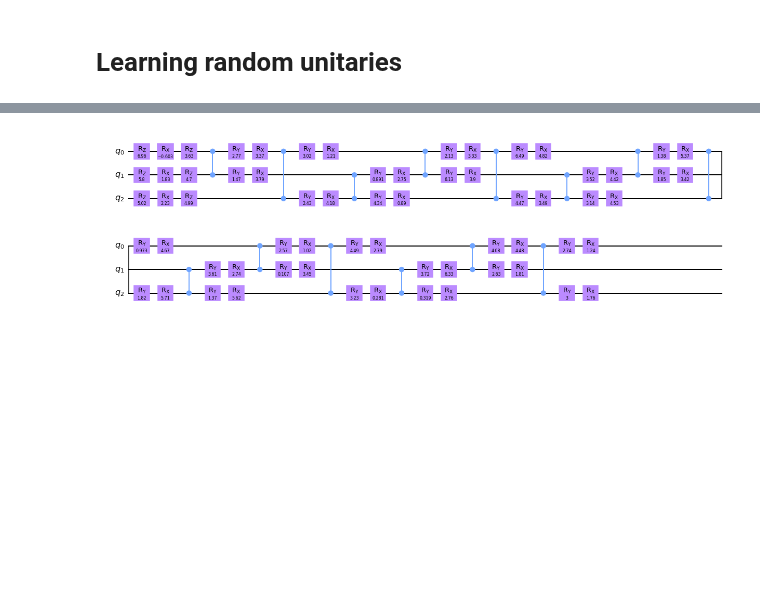
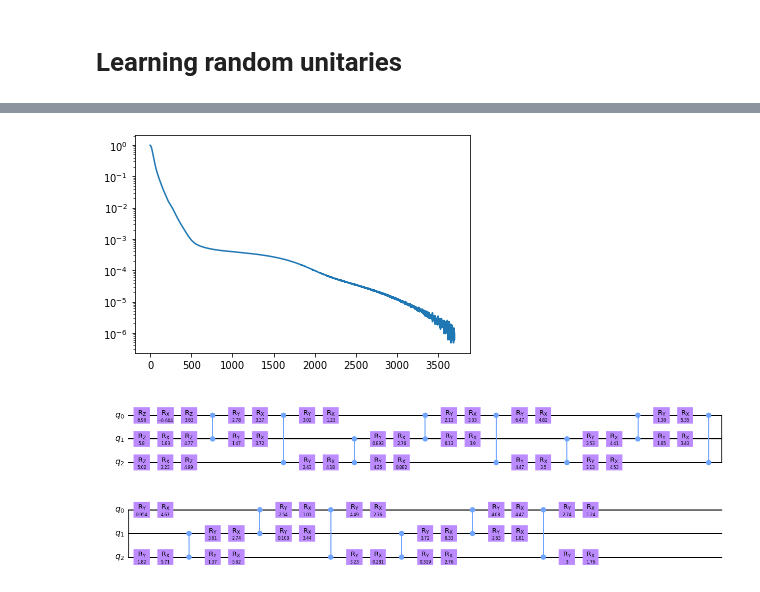
Before and after one commit to idnm/cpflow, a Jupyter notebook: talk_vmap.ipynb, the cells around one changed output, grey strips where cells are left out. Saved outputs shown, nothing was run; the diff lists cells and outputs as text; code cells hidden in the pictures; blank space fills up the shorter version.

```diff
--- a/talk_vmap.ipynb
+++ b/talk_vmap.ipynb
@@ -18,8 +18,8 @@ WARNING:absl:No GPU/TPU found, falling back to CPU. (Set TF_CPP_MIN_LOG_LEVEL=0
 u_target = unitary_group.rvs(8, random_state=131)
 anz = Ansatz(3, 'cz', placements=fill_layers(sequ_layer(3), 14))
 
-res = anz.learn(u_target, learning_rate=0.01)
+res = anz.learn(u_target, learning_rate=0.01, num_iterations=3700)
 
-# plt.plot(res['loss'])
-# plt.yscale('log')
+plt.plot(res['loss'])
+plt.yscale('log')
 # %% [output]
@@ -29,3 +28,4 @@ Wall time: 14.4 s
+[figure, added]
 # %%
 anz.circuit(res['params'][-1]).draw(output='mpl')
 # %% [output]
```
Also changed, not shown: parts of 6 cells of this notebook, 1 other file.
